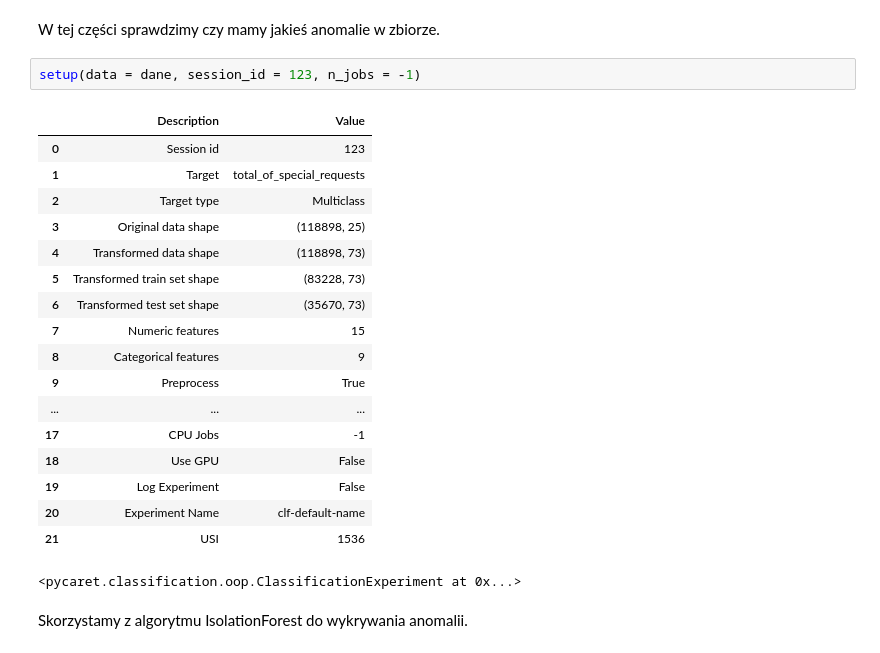
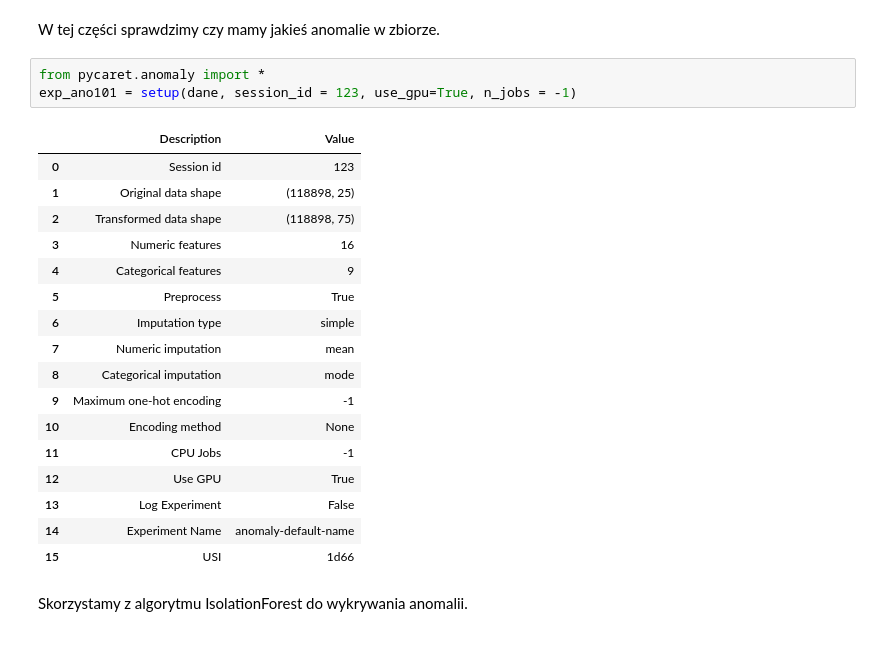
Before and after one commit to SzymonMak/HotelBookingsDataAnalysis, a Jupyter notebook: final_analysis.ipynb, the cells around one changed output. Saved outputs shown, nothing was run; the diff lists cells and outputs as text.

```diff
--- a/final_analysis.ipynb
+++ b/final_analysis.ipynb
@@ -285,26 +285,26 @@ Najlepiej z zadaniem klasyfikacji radzą sobie modele oparte na drzewach decyzyj
 # %% [markdown]
 W tej części sprawdzimy czy mamy jakieś anomalie w zbiorze.
 # %%
-setup(data = dane, session_id = 123, n_jobs = -1)
+from pycaret.anomaly import *
+exp_ano101 = setup(dane, session_id = 123, use_gpu=True, n_jobs = -1)
 # %% [output]
 |  | Description | Value |
 | 0 | Session id | 123 |
-| 1 | Target | total_of_special_requests |
-| 2 | Target type | Multiclass |
-| 3 | Original data shape | (118898, 25) |
-| 4 | Transformed data shape | (118898, 73) |
-| 5 | Transformed train set shape | (83228, 73) |
-| 6 | Transformed test set shape | (35670, 73) |
-| 7 | Numeric features | 15 |
-| 8 | Categorical features | 9 |
-| 9 | Preprocess | True |
-| ... | ... | ... |
-| 17 | CPU Jobs | -1 |
-| 18 | Use GPU | False |
-| 19 | Log Experiment | False |
-| 20 | Experiment Name | clf-default-name |
-| 21 | USI | 1536 |
+| 1 | Original data shape | (118898, 25) |
+| 2 | Transformed data shape | (118898, 75) |
+| 3 | Numeric features | 16 |
+| 4 | Categorical features | 9 |
+| 5 | Preprocess | True |
+| 6 | Imputation type | simple |
+| 7 | Numeric imputation | mean |
+| 8 | Categorical imputation | mode |
+| 9 | Maximum one-hot encoding | -1 |
+| 10 | Encoding method | None |
+| 11 | CPU Jobs | -1 |
+| 12 | Use GPU | True |
+| 13 | Log Experiment | False |
+| 14 | Experiment Name | anomaly-default-name |
+| 15 | USI | 1d66 |
-<pycaret.classification.oop.ClassificationExperiment at 0x...>
 # %% [markdown]
 Skorzystamy z algorytmu IsolationForest do wykrywania anomalii.
 # %%
```
Also changed, not shown: parts of 5 cells of this notebook.
